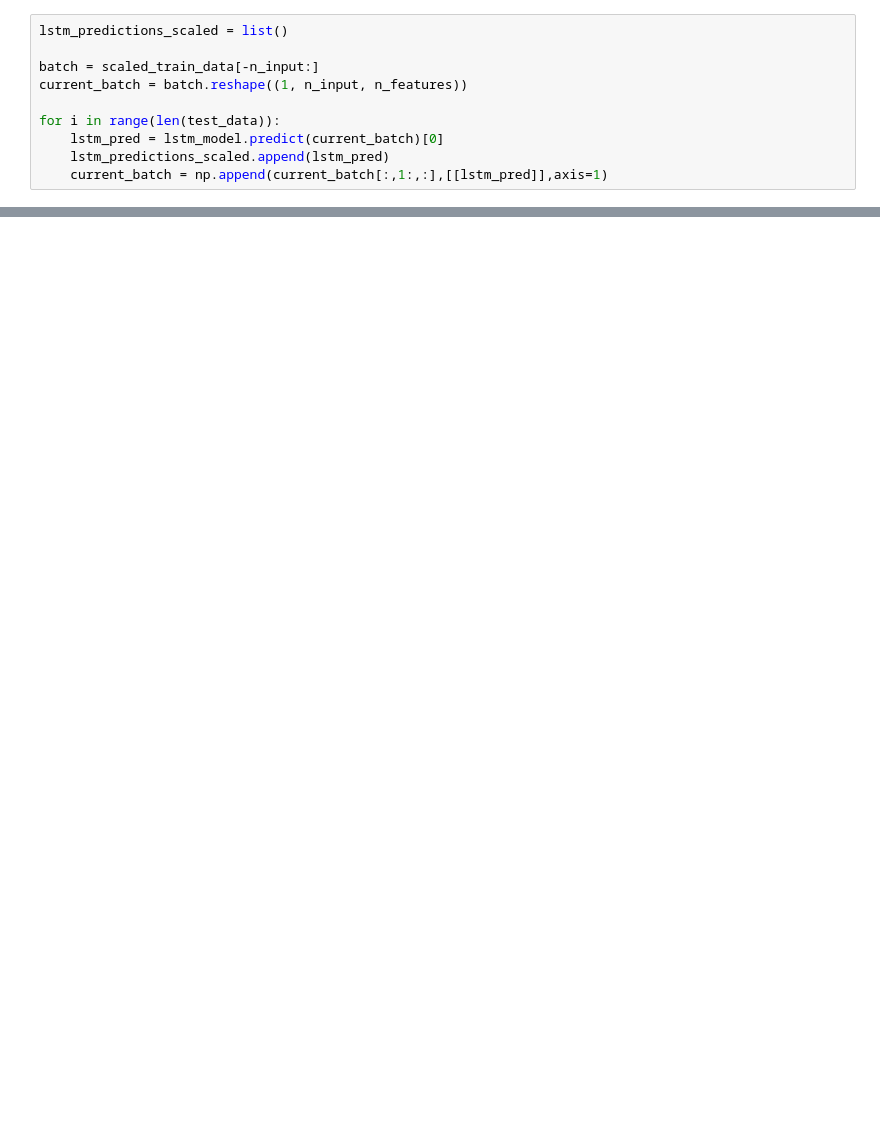
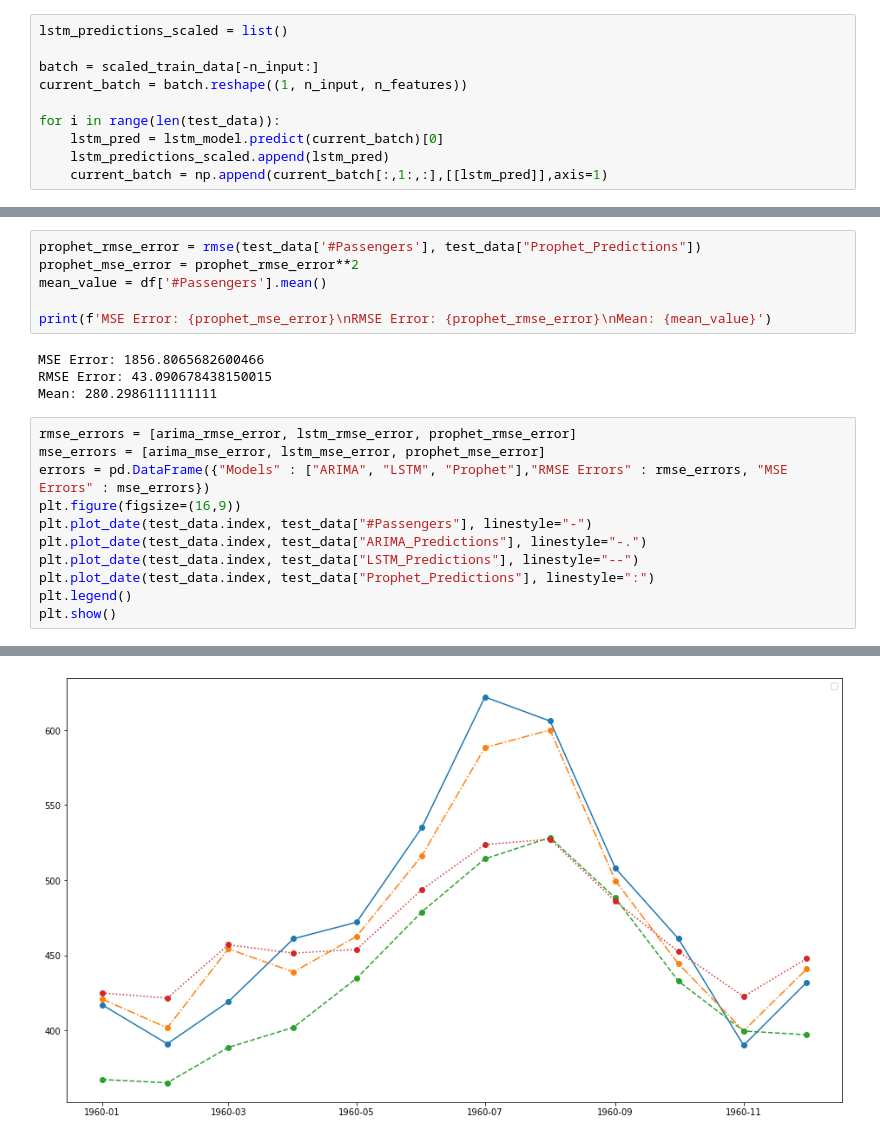
Before and after one commit to Branden-Kang/Flight-Delay-Analysis, a Jupyter notebook: Predicting_air_passengers_using_auto_arima.ipynb, the cells around one changed output, grey strips where cells are left out. Drawn from its saved outputs; the diff is of its cells as text; blank space fills up the shorter version.

```diff
--- a/Predicting_air_passengers_using_auto_arima.ipynb
+++ b/Predicting_air_passengers_using_auto_arima.ipynb
@@ -518,0 +589,22 @@ Mean: 280.2986111111111
+# %%
+prophet_rmse_error = rmse(test_data['#Passengers'], test_data["Prophet_Predictions"])
+prophet_mse_error = prophet_rmse_error**2
+mean_value = df['#Passengers'].mean()
+
+print(f'MSE Error: {prophet_mse_error}\nRMSE Error: {prophet_rmse_error}\nMean: {mean_value}')
+# %% [output]
+MSE Error: 1856.8065682600466
+RMSE Error: 43.090678438150015
+Mean: 280.2986111111111
+# %%
+rmse_errors = [arima_rmse_error, lstm_rmse_error, prophet_rmse_error]
+mse_errors = [arima_mse_error, lstm_mse_error, prophet_mse_error]
+errors = pd.DataFrame({"Models" : ["ARIMA", "LSTM", "Prophet"],"RMSE Errors" : rmse_errors, "MSE Errors" : mse_errors})
+plt.figure(figsize=(16,9))
+plt.plot_date(test_data.index, test_data["#Passengers"], linestyle="-")
+plt.plot_date(test_data.index, test_data["ARIMA_Predictions"], linestyle="-.")
+plt.plot_date(test_data.index, test_data["LSTM_Predictions"], linestyle="--")
+plt.plot_date(test_data.index, test_data["Prophet_Predictions"], linestyle=":")
+plt.legend()
+plt.show()
+# %% [output]
@@ -518,0 +612 @@ Mean: 280.2986111111111
+[figure, added]
```
Also changed, not shown: parts of 21 cells of this notebook.
